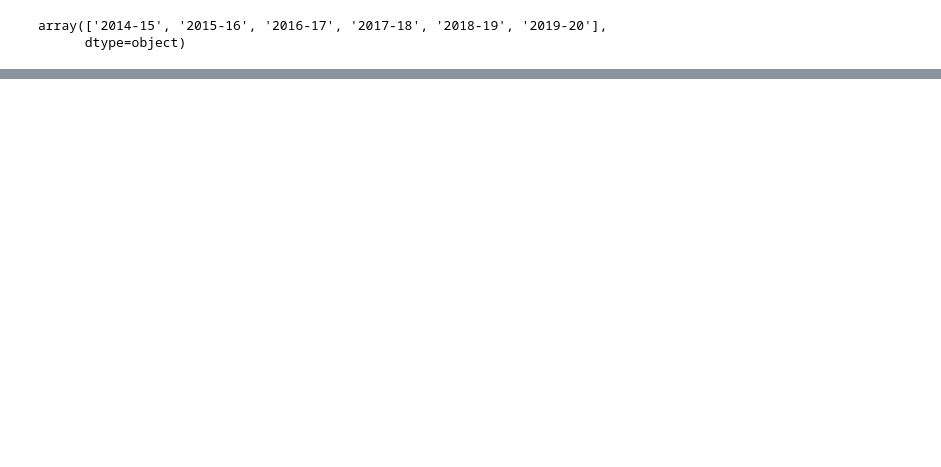
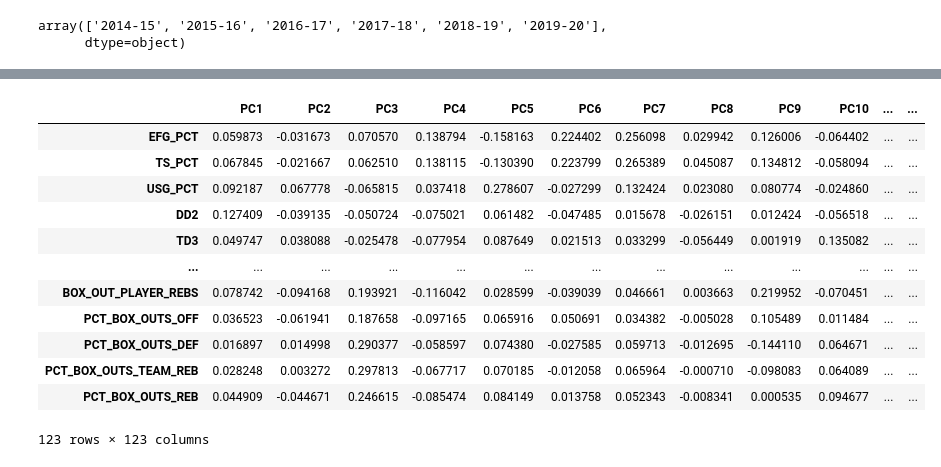
Before and after one commit to arnaud-odet/Roster_Building, a Jupyter notebook: notebooks/clustering.ipynb, the cells around one changed output, grey strips where cells are left out. Saved outputs shown, nothing was run; the diff lists cells and outputs as text; code cells hidden in the pictures; blank space fills up the shorter version.

```diff
--- a/notebooks/clustering.ipynb
+++ b/notebooks/clustering.ipynb
@@ -72,0 +333,4 @@ array(['2014-15', '2015-16', '2016-17', '2017-18', '2018-19', '2019-20'],
+# %%
+# 32 players are partly missing, none of them playing more than 10 minutes in any dataset, droping them
+df = df.dropna()
+df
@@ -72,0 +424,26 @@ array(['2014-15', '2015-16', '2016-17', '2017-18', '2018-19', '2019-20'],
+# %%
+from sklearn.decomposition import PCA
+
+
+pca = PCA()
+pca.fit(df_scaled)
+W = pca.components_
+
+W = pd.DataFrame(W.T,
+                index=df.columns,
+                columns=[f'PC{i}' for i in range(1, len(df.columns)+1)])
+display(W)
+# %% [output]
+|  | PC1 | PC2 | PC3 | PC4 | PC5 | PC6 | PC7 | PC8 | PC9 | PC10 | ... | ... |
+| EFG_PCT | 0.059873 | -0.031673 | 0.070570 | 0.138794 | -0.158163 | 0.224402 | 0.256098 | 0.029942 | 0.126006 | -0.064402 | ... | ... |
+| TS_PCT | 0.067845 | -0.021667 | 0.062510 | 0.138115 | -0.130390 | 0.223799 | 0.265389 | 0.045087 | 0.134812 | -0.058094 | ... | ... |
+| USG_PCT | 0.092187 | 0.067778 | -0.065815 | 0.037418 | 0.278607 | -0.027299 | 0.132424 | 0.023080 | 0.080774 | -0.024860 | ... | ... |
+| DD2 | 0.127409 | -0.039135 | -0.050724 | -0.075021 | 0.061482 | -0.047485 | 0.015678 | -0.026151 | 0.012424 | -0.056518 | ... | ... |
+| TD3 | 0.049747 | 0.038088 | -0.025478 | -0.077954 | 0.087649 | 0.021513 | 0.033299 | -0.056449 | 0.001919 | 0.135082 | ... | ... |
+| ... | ... | ... | ... | ... | ... | ... | ... | ... | ... | ... | ... | ... |
+| BOX_OUT_PLAYER_REBS | 0.078742 | -0.094168 | 0.193921 | -0.116042 | 0.028599 | -0.039039 | 0.046661 | 0.003663 | 0.219952 | -0.070451 | ... | ... |
+| PCT_BOX_OUTS_OFF | 0.036523 | -0.061941 | 0.187658 | -0.097165 | 0.065916 | 0.050691 | 0.034382 | -0.005028 | 0.105489 | 0.011484 | ... | ... |
+| PCT_BOX_OUTS_DEF | 0.016897 | 0.014998 | 0.290377 | -0.058597 | 0.074380 | -0.027585 | 0.059713 | -0.012695 | -0.144110 | 0.064671 | ... | ... |
+| PCT_BOX_OUTS_TEAM_REB | 0.028248 | 0.003272 | 0.297813 | -0.067717 | 0.070185 | -0.012058 | 0.065964 | -0.000710 | -0.098083 | 0.064089 | ... | ... |
+| PCT_BOX_OUTS_REB | 0.044909 | -0.044671 | 0.246615 | -0.085474 | 0.084149 | 0.013758 | 0.052343 | -0.008341 | 0.000535 | 0.094677 | ... | ... |
+123 rows × 123 columns
```
Also changed, not shown: parts of 40 cells of this notebook.
